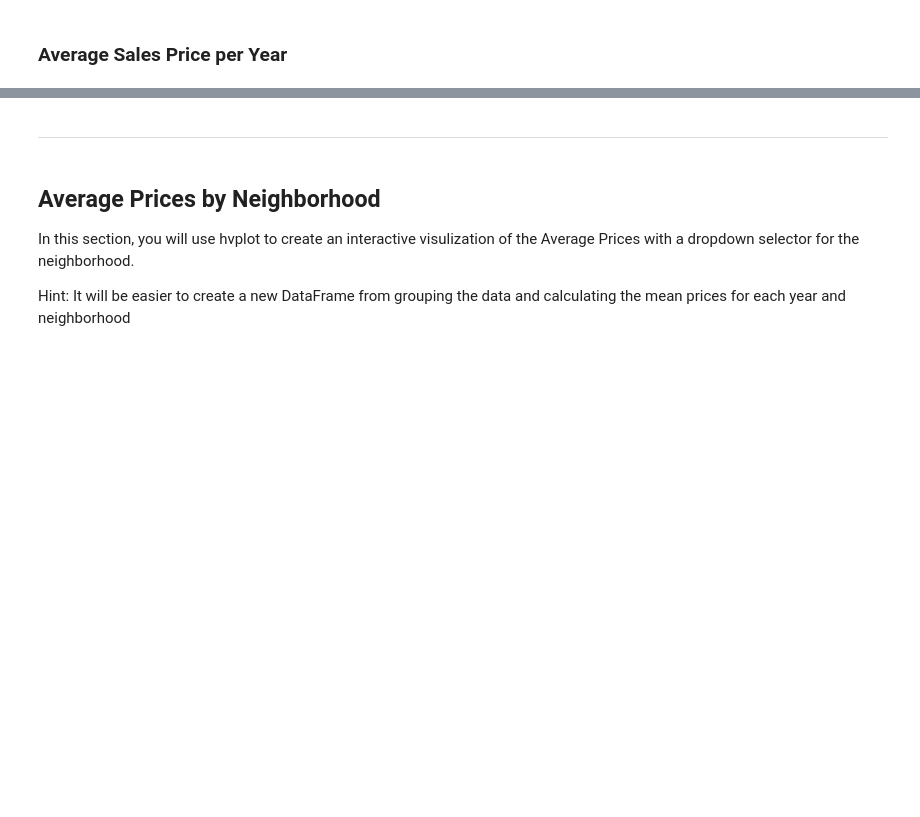
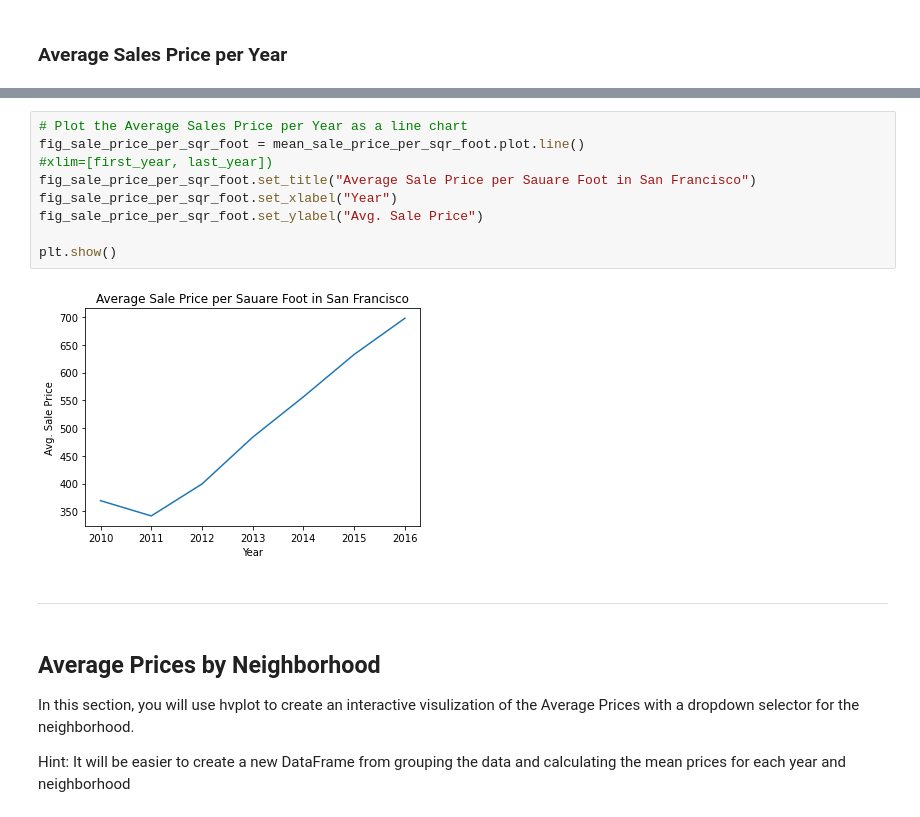
Before and after one commit to Tijaw1/San-Francisco-Rental-Analysis, a Jupyter notebook: rental_analysis.ipynb, the cells around one changed output, grey strips where cells are left out. Cells and saved outputs as stored; diff of their text form; blank space fills up the shorter version.

```diff
--- a/rental_analysis.ipynb
+++ b/rental_analysis.ipynb
@@ -103,3 +123,14 @@ In this section, you will calculate the average gross rent and average sales pri
+# %%
+# Plot the Average Sales Price per Year as a line chart
+fig_sale_price_per_sqr_foot = mean_sale_price_per_sqr_foot.plot.line()
+#xlim=[first_year, last_year])
+fig_sale_price_per_sqr_foot.set_title("Average Sale Price per Sauare Foot in San Francisco")
+fig_sale_price_per_sqr_foot.set_xlabel("Year")
+fig_sale_price_per_sqr_foot.set_ylabel("Avg. Sale Price")
+
+plt.show()
+# %% [output]
+[figure, added]
 # %% [markdown]
 - - -
 # %% [markdown]
```
Also changed, not shown: parts of 8 cells of this notebook, 1 other file.
